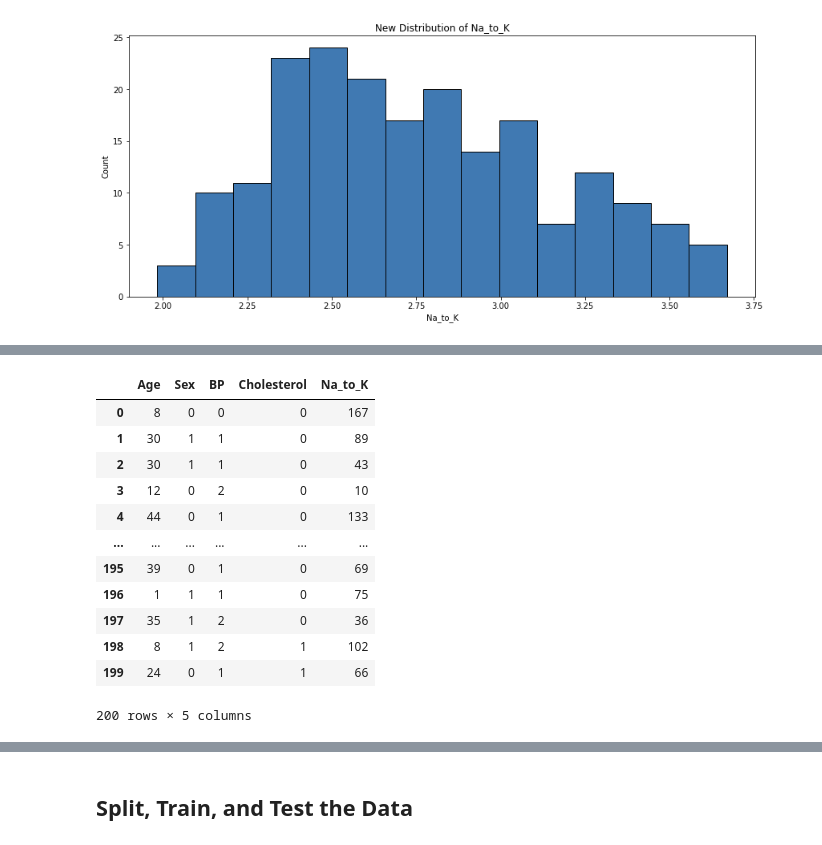
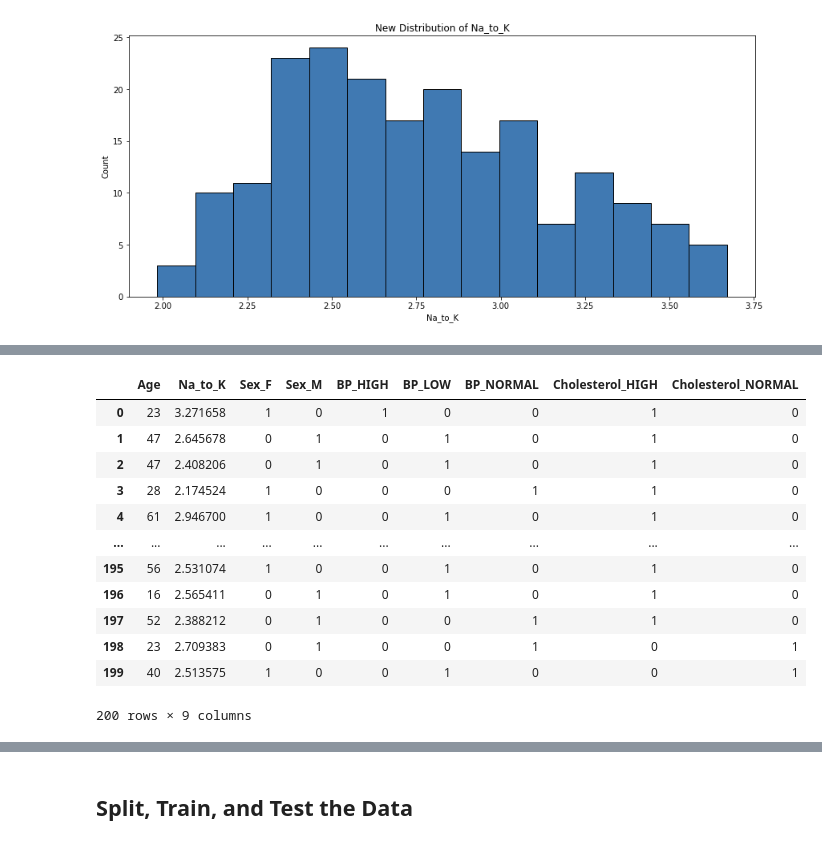
Before and after one commit to andydaehn/Drug_Classification, a Jupyter notebook: Drug_Classify.ipynb, the cells around one changed output, grey strips where cells are left out. Cells and saved outputs as stored; diff of their text form; code cells hidden in the pictures.

```diff
--- a/Drug_Classify.ipynb
+++ b/Drug_Classify.ipynb
@@ -176,23 +195,20 @@ Skewness: 0.350931
 # %%
-# Encode categorical variables
-from sklearn.preprocessing import LabelEncoder
-encoded = feat_df.apply(LabelEncoder().fit_transform)
+# # Encode categorical variables
+# from sklearn.preprocessing import LabelEncoder
+# X_df.apply(LabelEncoder().fit_transform)
+X_df = pd.get_dummies(X_df,['Sex','BP','Cholesterol'])
+X_df
+# %% [output]
+|  | Age | Na_to_K | Sex_F | Sex_M | BP_HIGH | BP_LOW | BP_NORMAL | Cholesterol_HIGH | Cholesterol_NORMAL |
+| 0 | 23 | 3.271658 | 1 | 0 | 1 | 0 | 0 | 1 | 0 |
+| 1 | 47 | 2.645678 | 0 | 1 | 0 | 1 | 0 | 1 | 0 |
+| 2 | 47 | 2.408206 | 0 | 1 | 0 | 1 | 0 | 1 | 0 |
+| 3 | 28 | 2.174524 | 1 | 0 | 0 | 0 | 1 | 1 | 0 |
+| 4 | 61 | 2.946700 | 1 | 0 | 0 | 1 | 0 | 1 | 0 |
+| ... | ... | ... | ... | ... | ... | ... | ... | ... | ... |
+| 195 | 56 | 2.531074 | 1 | 0 | 0 | 1 | 0 | 1 | 0 |
+| 196 | 16 | 2.565411 | 0 | 1 | 0 | 1 | 0 | 1 | 0 |
+| 197 | 52 | 2.388212 | 0 | 1 | 0 | 0 | 1 | 1 | 0 |
+| 198 | 23 | 2.709383 | 0 | 1 | 0 | 0 | 1 | 0 | 1 |
+| 199 | 40 | 2.513575 | 1 | 0 | 0 | 1 | 0 | 0 | 1 |
+200 rows × 9 columns
-# %%
-# Split data into features and labels
-y_df = encoded['Drug']
-X_df = encoded.iloc[:,:5]
-X_df
-# %% [output]
-|  | Age | Sex | BP | Cholesterol | Na_to_K |
-| 0 | 8 | 0 | 0 | 0 | 167 |
-| 1 | 30 | 1 | 1 | 0 | 89 |
-| 2 | 30 | 1 | 1 | 0 | 43 |
-| 3 | 12 | 0 | 2 | 0 | 10 |
-| 4 | 44 | 0 | 1 | 0 | 133 |
-| ... | ... | ... | ... | ... | ... |
-| 195 | 39 | 0 | 1 | 0 | 69 |
-| 196 | 1 | 1 | 1 | 0 | 75 |
-| 197 | 35 | 1 | 2 | 0 | 36 |
-| 198 | 8 | 1 | 2 | 1 | 102 |
-| 199 | 24 | 0 | 1 | 1 | 66 |
-200 rows × 5 columns
```
Also changed, not shown: parts of 9 cells of this notebook.
